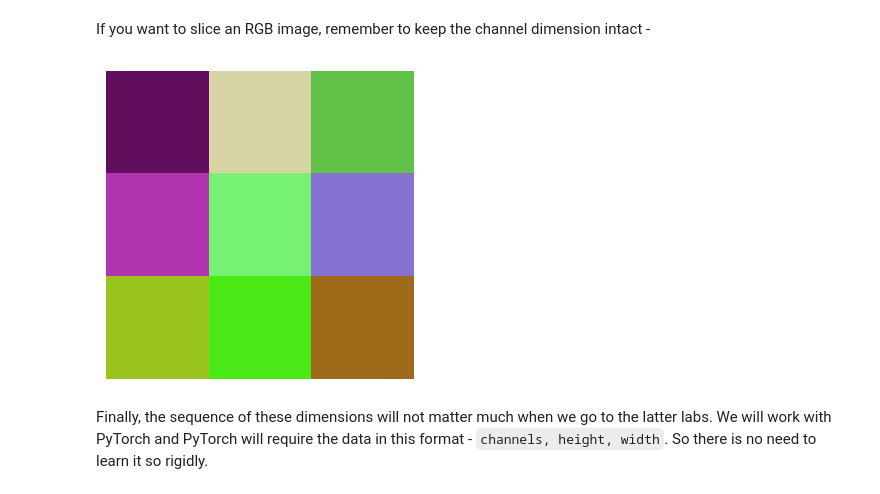
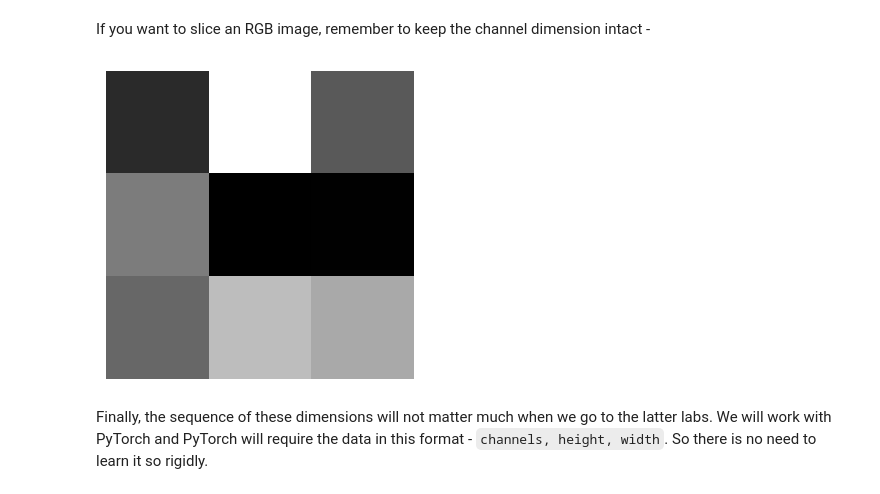
Before and after one commit to Ahtesham-Ibne-Mostafa/Image_Processing, a Jupyter notebook: Image_Representation_in_Numpy.ipynb, the cells around one changed output. Saved outputs shown, nothing was run; the diff lists cells and outputs as text; code cells hidden in the pictures.

```diff
--- a/Image_Representation_in_Numpy.ipynb
+++ b/Image_Representation_in_Numpy.ipynb
@@ -401,11 +401,11 @@ For RGB or 3 channel images, `imshow` doesn't need the `cmap` argument. It autom
 If you want to slice an RGB image, remember to keep the channel dimension intact -
 # %%
 plt.figure(figsize=(4, 4))
-x_cropped = x[-3:,-3:,:]
-plt.imshow(x_cropped)
+x_cropped = x[-3:,-3:,:1]
+plt.imshow(x_cropped,cmap='gray')
 plt.axis("off");
 # %% [output]
-[figure, old version]
+[figure, new version]
 # %% [markdown]
 Finally, the sequence of these dimensions will not matter much when we go to the latter labs. We will work with PyTorch and PyTorch will require the data in this format - `channels, height, width`. So there is no need to learn it so rigidly.
 # %% [markdown]
```
Also changed, not shown: parts of 18 cells of this notebook.
